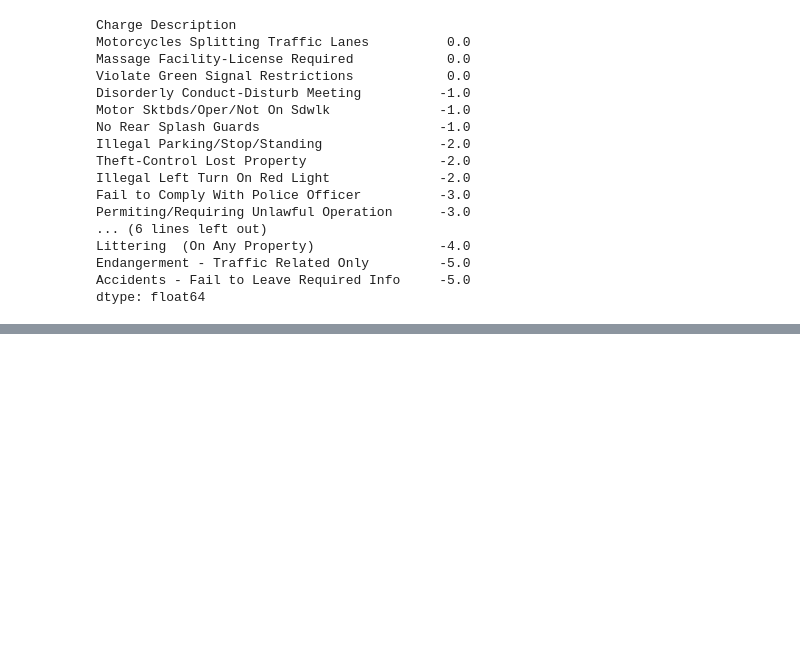
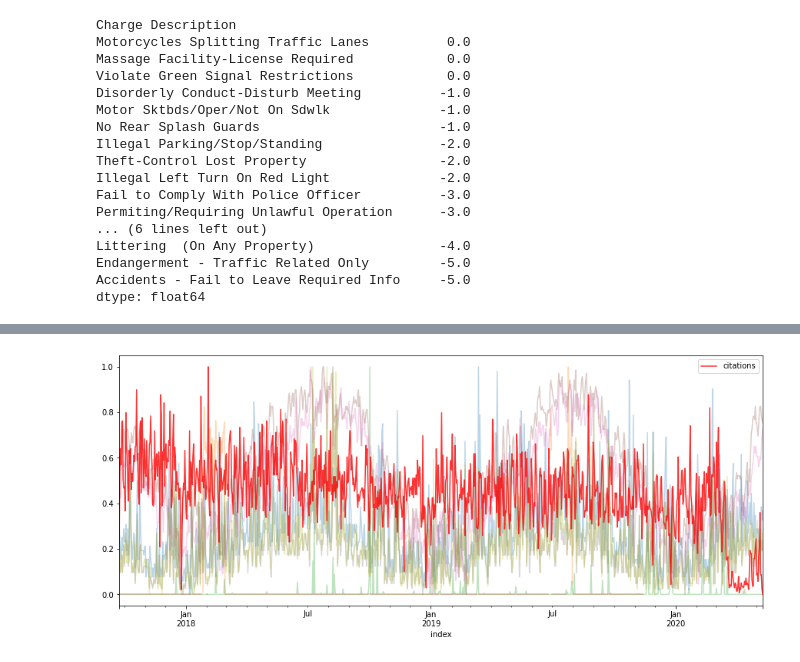
Before and after one commit to mrkjhsn/City-of-Scottsdale-Citations, a Jupyter notebook: weather_impact_on_citations.ipynb, the cells around one changed output, grey strips where cells are left out. Drawn from its saved outputs; the diff is of its cells as text; code cells hidden in the pictures; blank space fills up the shorter version.

```diff
--- a/weather_impact_on_citations.ipynb
+++ b/weather_impact_on_citations.ipynb
@@ -348,0 +388,7 @@ dtype: float64
+# %%
+# fig, ax = plt.subplots()
+
+df_scaled.iloc[:,:-1].plot(legend=False, alpha=.3)
+df_scaled.iloc[:, -1].plot(legend=True, color='r', alpha=.8, figsize=(15, 6));
+# %% [output]
+[figure, added]
```
Also changed, not shown: parts of 20 cells of this notebook.
